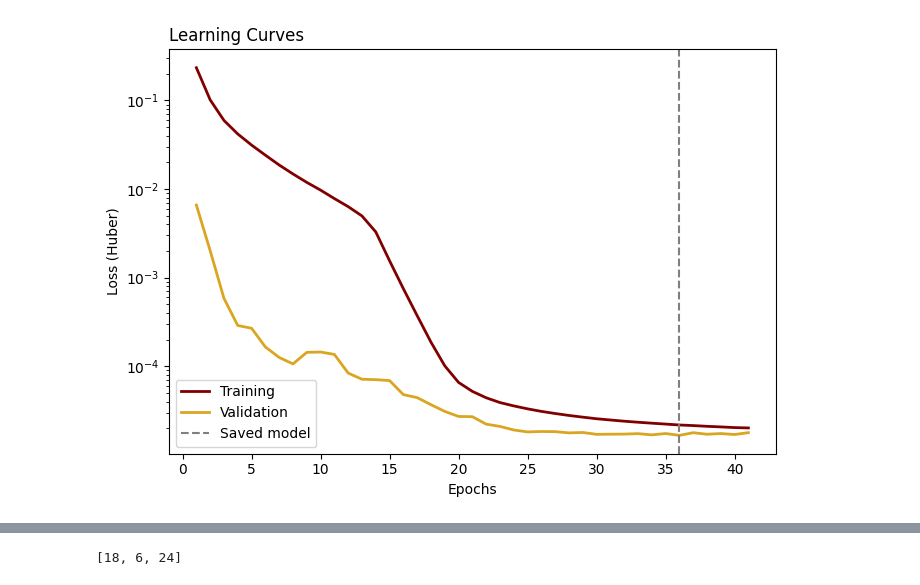
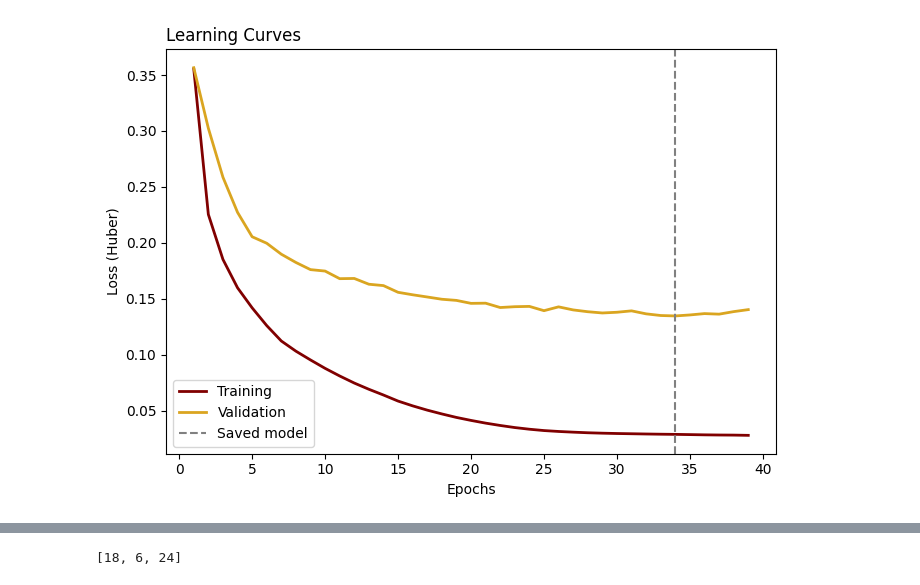
Before and after one commit to Milo-Jsb/LEMONsc, a Jupyter notebook: notebooks/SmallMOCCA-DLTab.ipynb, the cells around one changed output, grey strips where cells are left out. Saved outputs shown, nothing was run; the diff lists cells and outputs as text; code cells hidden in the pictures.

Commit message:
Checkpoint from VS Code for cloud agent session

```diff
--- a/notebooks/SmallMOCCA-DLTab.ipynb
+++ b/notebooks/SmallMOCCA-DLTab.ipynb
@@ -165,0 +199,11 @@ def make_dataloaders(
+# %%
+data_manager = LEMONscDataManager(dataset_root     = feats_path,
+                                  fold             = 0,
+                                  target_column    = target_columns[0],
+                                  feature_columns  = feature_cols,
+                                  metadata_columns = ["M_tot"],
+                                  transform_fn     = transform_fn,
+                                  batch_size       = 2048,
+                                  num_workers      = 10,
+                                  device           = "cuda",
+                                  logger           = logger)
@@ -177,12 +270,26 @@ opt_prs  = {'lr'           : 0.00001,
             'betas'        : (0.9, 0.999),
             'eps'          : 1e-08,
             'weight_decay' : 0.0}
+# %%
+name   = 'mlp'
+params = {'in_features'   : 8,
+          'hidden_layers' : [32, 128, 256, 128, 64, 32, 16, 8] ,
+          'out_features'  : 1,
+          'activation'    : 'relu',
+          'dropout'       : 0.25 ,
+          'normalization' : "layer",
+          'bias'          : True}
+opt_name = 'adam'
+opt_prs  = {'lr'           : 0.00005,
+            'betas'        : (0.9, 0.999),
+            'eps'          : 1e-08,
+            'weight_decay' : 0.0}
 # %%
-model = DLTabularRegressor(model_type=name, model_params=params, optimizer_name=opt_name,
+model = DLTabularRegressor(model_type=name, in_features= 8, model_params=params, optimizer_name=opt_name,
                            optimizer_params = opt_prs,
                            feat_names       = feats_names,
                            n_jobs           = 10,
-                           device           = 'cuda:1',
+                           device           = 'cuda',
                            use_amp          = True,
                            verbose          = True)
 # %% [output]
@@ -196,5 +300,5 @@ train_loader, val_loader = make_dataloaders(X_train, y_train, X_val, y_val,
 # %%
-model.fit(train_loader, val_loader, epochs=50, loss_fn='huber', early_stopping_patience=5, verbose_epoch=1,
-            checkpoint_path = './output/paperv1/mlp/big_size_arch/model.pth',
+model.fit(partition["train_loader"], partition["val_loader"], epochs=50, loss_fn='huber', early_stopping_patience=5,
+            checkpoint_path = './output/pof/mlp/model.pth',
             save_best_only  = True)
 # %% [output]
@@ -287,6 +391,6 @@ def plot_training_history(
     plt.tight_layout()
     plt.show()
 # %%
-plot_training_history(history, patience=5, logy=True, loss_name="Huber")
+plot_training_history(history, patience=5, logy=False, loss_name="Huber")
 # %% [output]
-[figure, old version]
+[figure, new version]
```
Also changed, not shown: parts of 23 cells of this notebook, 34 other files.
